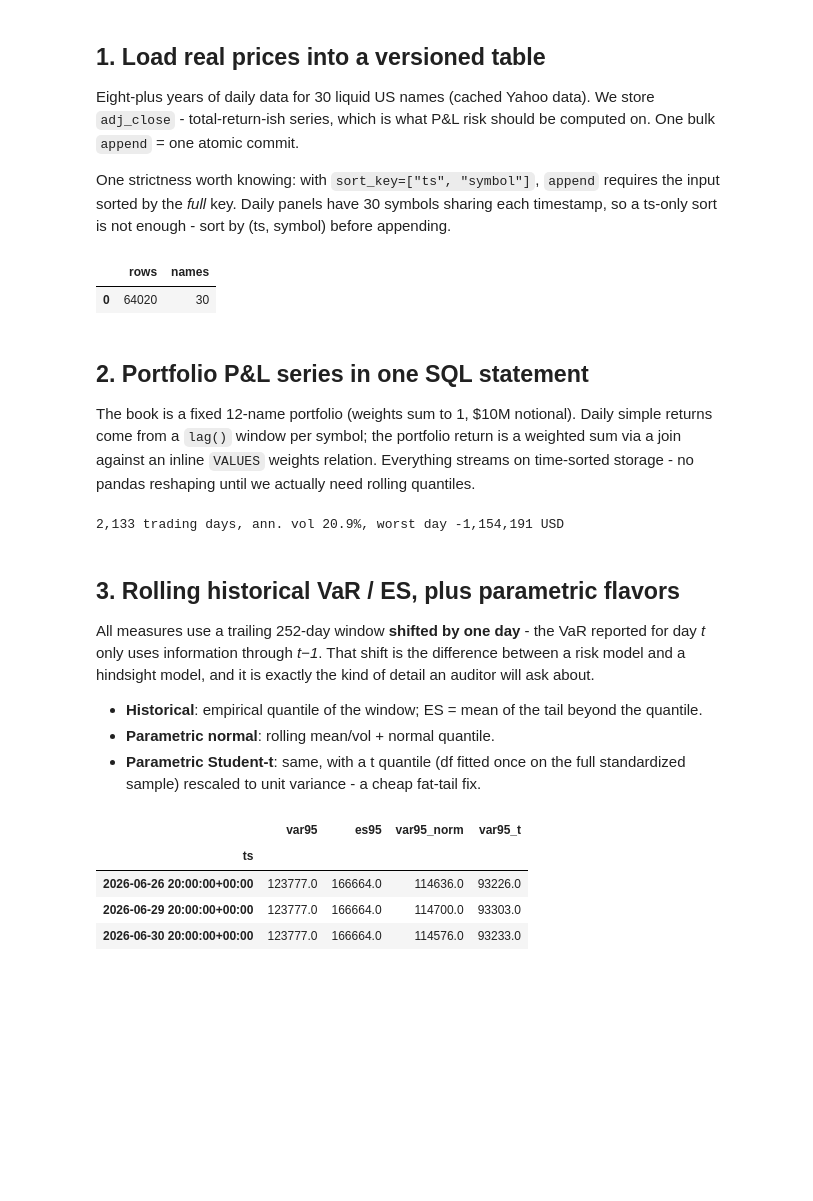
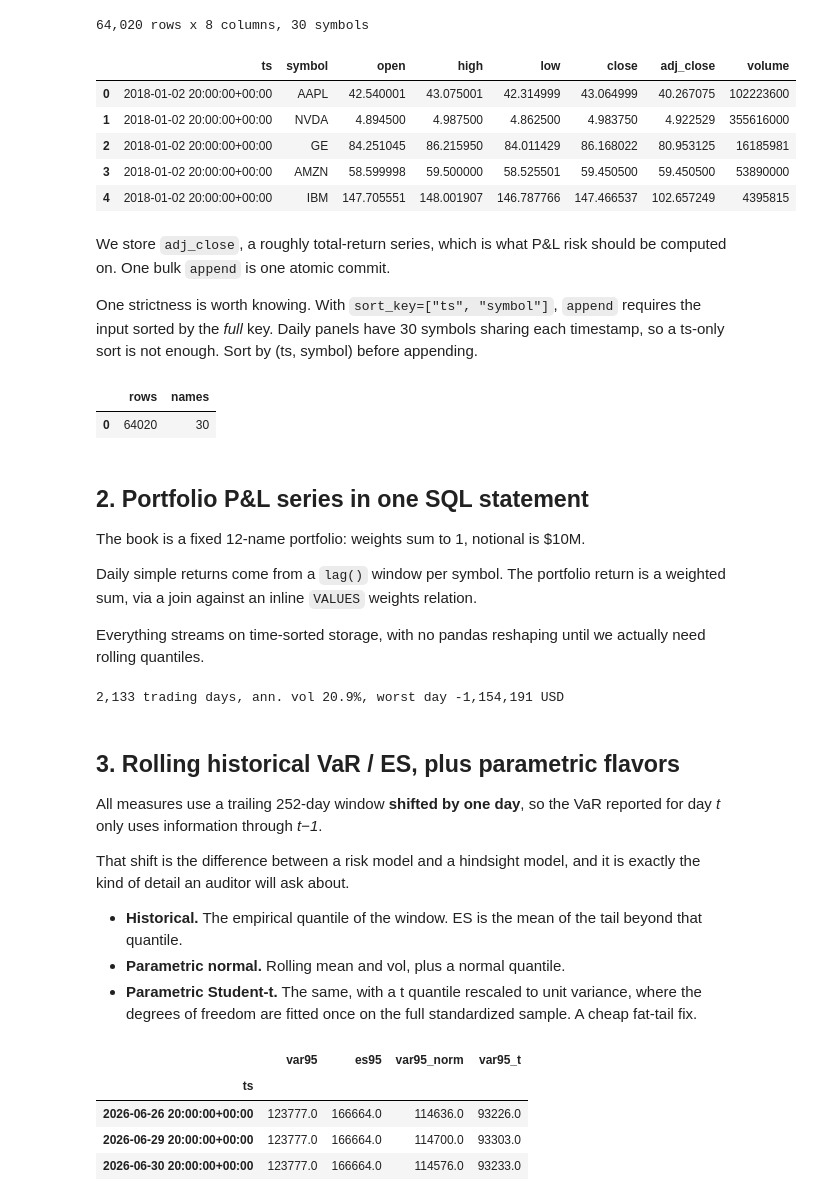
Before and after one commit to h5i-dev/h5i-db-cookbook, a Jupyter notebook: notebooks/03_risk_and_production/01_var_expected_shortfall.ipynb, the cells around one changed output. Drawn from its saved outputs; the diff is of its cells as text; code cells hidden in the pictures; blank space fills up the shorter version.

```diff
--- a/notebooks/03_risk_and_production/01_var_expected_shortfall.ipynb
+++ b/notebooks/03_risk_and_production/01_var_expected_shortfall.ipynb
@@ -25,12 +45,22 @@ db = h5i_db.Database(cu.fresh_db("prod_var"), create=True)
+# %%
+real = cu.fetch_daily(cu.SP500_EXAMPLES, start="2018-01-01", end="2026-07-01")
+print(f"{real.num_rows:,} rows x {real.num_columns} columns, "
+      f"{len(set(real['symbol'].to_pylist()))} symbols")
+real.to_pandas().head()
+# %% [output]
+64,020 rows x 8 columns, 30 symbols
+|  | ts | symbol | open | high | low | close | adj_close | volume |
+| 0 | 2018-01-02 20:00:00+00:00 | AAPL | 42.540001 | 43.075001 | 42.314999 | 43.064999 | 40.267075 | 102223600 |
+| 1 | 2018-01-02 20:00:00+00:00 | NVDA | 4.894500 | 4.987500 | 4.862500 | 4.983750 | 4.922529 | 355616000 |
+| 2 | 2018-01-02 20:00:00+00:00 | GE | 84.251045 | 86.215950 | 84.011429 | 86.168022 | 80.953125 | 16185981 |
+| 3 | 2018-01-02 20:00:00+00:00 | AMZN | 58.599998 | 59.500000 | 58.525501 | 59.450500 | 59.450500 | 53890000 |
+| 4 | 2018-01-02 20:00:00+00:00 | IBM | 147.705551 | 148.001907 | 146.787766 | 147.466537 | 102.657249 | 4395815 |
 # %% [markdown]
-## 1. Load real prices into a versioned table
+We store `adj_close`, a roughly total-return series, which is what P&L risk
+should be computed on. One bulk `append` is one atomic commit.
 
-Eight-plus years of daily data for 30 liquid US names (cached Yahoo data).
-We store `adj_close` - total-return-ish series, which is what P&L risk
-should be computed on. One bulk `append` = one atomic commit.
-
-One strictness worth knowing: with `sort_key=["ts", "symbol"]`, `append`
+One strictness is worth knowing. With `sort_key=["ts", "symbol"]`, `append`
 requires the input sorted by the *full* key. Daily panels have 30 symbols
-sharing each timestamp, so a ts-only sort is not enough - sort by
+sharing each timestamp, so a ts-only sort is not enough. Sort by
 (ts, symbol) before appending.
 # %%
@@ -57,11 +85,14 @@ db.table("prices").select(rows=count_star(), names=col("symbol").n_unique()).to_
 # %% [markdown]
 ## 2. Portfolio P&L series in one SQL statement
 
-The book is a fixed 12-name portfolio (weights sum to 1, $10M notional).
-Daily simple returns come from a `lag()` window per symbol; the portfolio
-return is a weighted sum via a join against an inline `VALUES` weights
-relation. Everything streams on time-sorted storage - no pandas reshaping
-until we actually need rolling quantiles.
+The book is a fixed 12-name portfolio: weights sum to 1, notional is \$10M.
+
+Daily simple returns come from a `lag()` window per symbol. The portfolio
+return is a weighted sum, via a join against an inline `VALUES` weights
+relation.
+
+Everything streams on time-sorted storage, with no pandas reshaping until we
+actually need rolling quantiles.
 # %%
 NOTIONAL = 10_000_000.0
 
@@ -100,16 +131,18 @@ print(f"{len(port):,} trading days, "
 # %% [markdown]
 ## 3. Rolling historical VaR / ES, plus parametric flavors
 
-All measures use a trailing 252-day window **shifted by one day** - the VaR
-reported for day *t* only uses information through *t−1*. That shift is the
-difference between a risk model and a hindsight model, and it is exactly the
-kind of detail an auditor will ask about.
+All measures use a trailing 252-day window **shifted by one day**, so the VaR
+reported for day *t* only uses information through *t−1*.
 
-- **Historical**: empirical quantile of the window; ES = mean of the tail
-  beyond the quantile.
-- **Parametric normal**: rolling mean/vol + normal quantile.
-- **Parametric Student-t**: same, with a t quantile (df fitted once on the
-  full standardized sample) rescaled to unit variance - a cheap fat-tail fix.
+That shift is the difference between a risk model and a hindsight model, and
+it is exactly the kind of detail an auditor will ask about.
+
+- **Historical.** The empirical quantile of the window. ES is the mean of the
+  tail beyond that quantile.
+- **Parametric normal.** Rolling mean and vol, plus a normal quantile.
+- **Parametric Student-t.** The same, with a t quantile rescaled to unit
+  variance, where the degrees of freedom are fitted once on the full
+  standardized sample. A cheap fat-tail fix.
 # %%
 from scipy import stats
 
```
Also changed, not shown: parts of 9 cells of this notebook, 43 other files.
